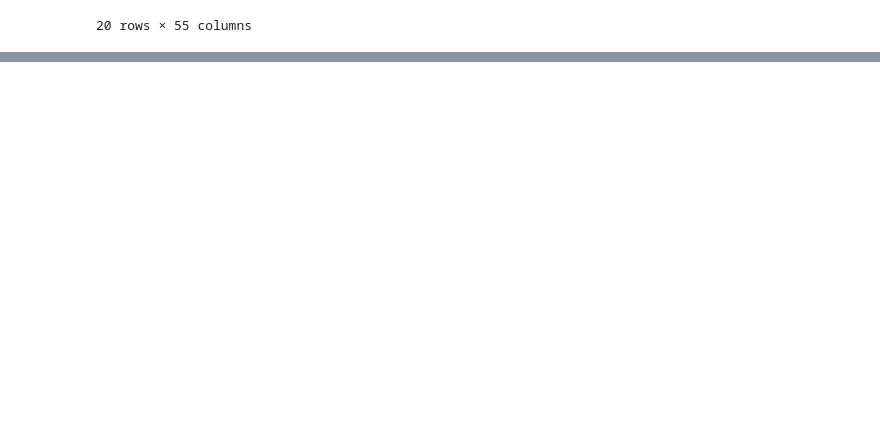
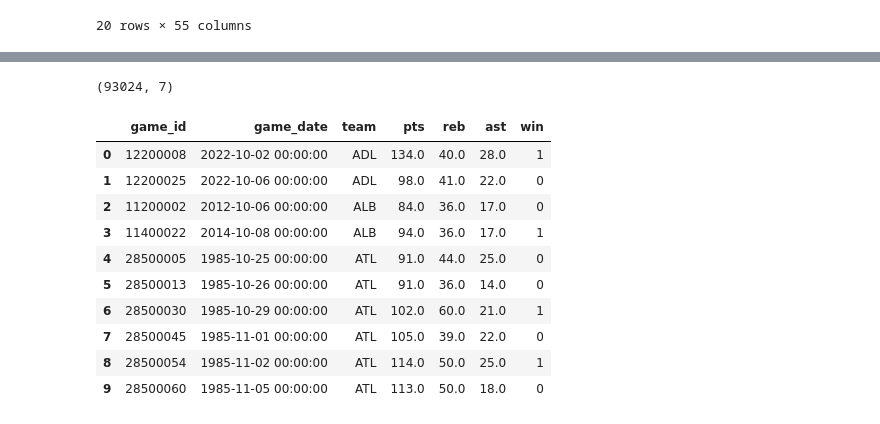
Before and after one commit to VeerJava2021/nba-game-predictor, a Jupyter notebook: nba_game_predictor.ipynb, the cells around one changed output, grey strips where cells are left out. Saved outputs shown, nothing was run; the diff lists cells and outputs as text; code cells hidden in the pictures; blank space fills up the shorter version.

```diff
--- a/nba_game_predictor.ipynb
+++ b/nba_game_predictor.ipynb
@@ -61 +61,32 @@ recent_games.head()
 5 rows × 56 columns
+# %%
+# Catergorize wins as 1 and loss as 0
+recent_games['home_win'] = (recent_games['wl_home'] == 'W').astype(int)
+# Home team rows
+home_df = recent_games[['game_id', 'game_date', 'team_abbreviation_home', 'pts_home', 'reb_home', 'ast_home', 'home_win']].copy()
+home_df.columns = ['game_id', 'game_date', 'team', 'pts', 'reb', 'ast', 'win']
+
+# Away team rows
+away_df = recent_games[['game_id', 'game_date', 'team_abbreviation_away', 'pts_away', 'reb_away', 'ast_away', 'home_win']].copy()
+away_df.columns = ['game_id', 'game_date', 'team', 'pts', 'reb', 'ast', 'win']
+away_df['win'] = 1 - away_df['win']  # if home team didn't win, away team did
+
+# Stack them into one long table
+team_games = pd.concat([home_df, away_df], ignore_index=True)
+team_games = team_games.sort_values(['team', 'game_date']).reset_index(drop=True)
+
+print(team_games.shape)
+team_games.head(10)
+# %% [output]
+(93024, 7)
+|  | game_id | game_date | team | pts | reb | ast | win |
+| 0 | 12200008 | 2022-10-02 00:00:00 | ADL | 134.0 | 40.0 | 28.0 | 1 |
+| 1 | 12200025 | 2022-10-06 00:00:00 | ADL | 98.0 | 41.0 | 22.0 | 0 |
+| 2 | 11200002 | 2012-10-06 00:00:00 | ALB | 84.0 | 36.0 | 17.0 | 0 |
+| 3 | 11400022 | 2014-10-08 00:00:00 | ALB | 94.0 | 36.0 | 17.0 | 1 |
+| 4 | 28500005 | 1985-10-25 00:00:00 | ATL | 91.0 | 44.0 | 25.0 | 0 |
+| 5 | 28500013 | 1985-10-26 00:00:00 | ATL | 91.0 | 36.0 | 14.0 | 0 |
+| 6 | 28500030 | 1985-10-29 00:00:00 | ATL | 102.0 | 60.0 | 21.0 | 1 |
+| 7 | 28500045 | 1985-11-01 00:00:00 | ATL | 105.0 | 39.0 | 22.0 | 0 |
+| 8 | 28500054 | 1985-11-02 00:00:00 | ATL | 114.0 | 50.0 | 25.0 | 1 |
+| 9 | 28500060 | 1985-11-05 00:00:00 | ATL | 113.0 | 50.0 | 18.0 | 0 |
```
Also changed, not shown: parts of 6 cells of this notebook.
